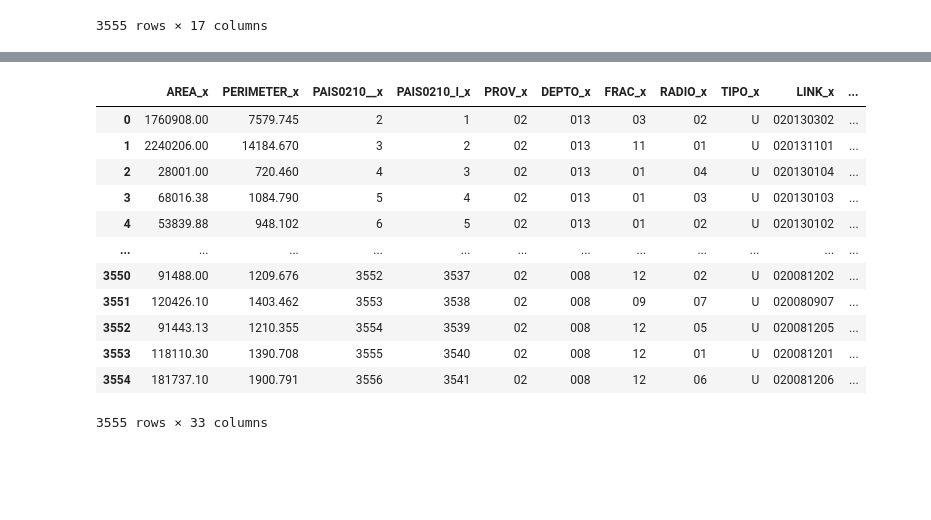
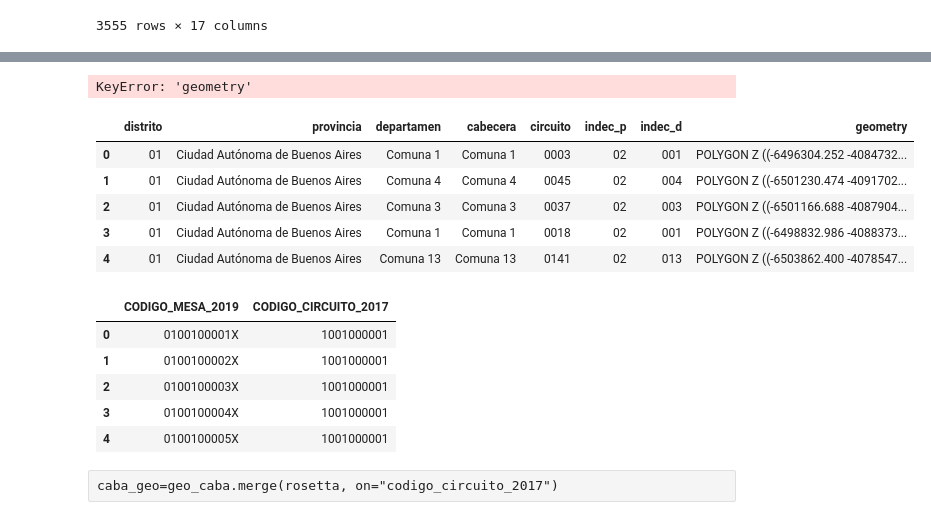
Before and after one commit to vickyfregonese/Trabajo-n2, a Jupyter notebook: TP2 FINAL B.ipynb, the cells around one changed output, grey strips where cells are left out. Saved outputs shown, nothing was run; the diff lists cells and outputs as text; code cells hidden in the pictures; blank space fills up the shorter version.

```diff
--- a/TP2 FINAL B.ipynb
+++ b/TP2 FINAL B.ipynb
@@ -583,19 +277,25 @@ geo_caba
 # %%
-merged_left = pd.merge(left=geo_censo,right=geo_caba,how='left', left_on='geometry', right_on='geometry')
+merged_left = pd.merge(left=geo_censo,right=rosetta,how='left', left_on='geometry', right_on='geometry')
 merged_left
 # %% [output]
-|  | AREA_x | PERIMETER_x | PAIS0210__x | PAIS0210_I_x | PROV_x | DEPTO_x | FRAC_x | RADIO_x | TIPO_x | LINK_x | ... |
-| 0 | 1760908.00 | 7579.745 | 2 | 1 | 02 | 013 | 03 | 02 | U | 020130302 | ... |
-| 1 | 2240206.00 | 14184.670 | 3 | 2 | 02 | 013 | 11 | 01 | U | 020131101 | ... |
-| 2 | 28001.00 | 720.460 | 4 | 3 | 02 | 013 | 01 | 04 | U | 020130104 | ... |
-| 3 | 68016.38 | 1084.790 | 5 | 4 | 02 | 013 | 01 | 03 | U | 020130103 | ... |
-| 4 | 53839.88 | 948.102 | 6 | 5 | 02 | 013 | 01 | 02 | U | 020130102 | ... |
-| ... | ... | ... | ... | ... | ... | ... | ... | ... | ... | ... | ... |
-| 3550 | 91488.00 | 1209.676 | 3552 | 3537 | 02 | 008 | 12 | 02 | U | 020081202 | ... |
-| 3551 | 120426.10 | 1403.462 | 3553 | 3538 | 02 | 008 | 09 | 07 | U | 020080907 | ... |
-| 3552 | 91443.13 | 1210.355 | 3554 | 3539 | 02 | 008 | 12 | 05 | U | 020081205 | ... |
-| 3553 | 118110.30 | 1390.708 | 3555 | 3540 | 02 | 008 | 12 | 01 | U | 020081201 | ... |
-| 3554 | 181737.10 | 1900.791 | 3556 | 3541 | 02 | 008 | 12 | 06 | U | 020081206 | ... |
-3555 rows × 33 columns
+KeyError: 'geometry'
 # %%
-gpd.sjoin(geo_caba, gpd_DF_1, how="XXX", op='YYY')
+geo_caba.head()
+# %% [output]
+|  | distrito | provincia | departamen | cabecera | circuito | indec_p | indec_d | geometry |
+| 0 | 01 | Ciudad Autónoma de Buenos Aires | Comuna 1 | Comuna 1 | 0003 | 02 | 001 | POLYGON Z ((-6496304.252 -4084732... |
+| 1 | 01 | Ciudad Autónoma de Buenos Aires | Comuna 4 | Comuna 4 | 0045 | 02 | 004 | POLYGON Z ((-6501230.474 -4091702... |
+| 2 | 01 | Ciudad Autónoma de Buenos Aires | Comuna 3 | Comuna 3 | 0037 | 02 | 003 | POLYGON Z ((-6501166.688 -4087904... |
+| 3 | 01 | Ciudad Autónoma de Buenos Aires | Comuna 1 | Comuna 1 | 0018 | 02 | 001 | POLYGON Z ((-6498832.986 -4088373... |
+| 4 | 01 | Ciudad Autónoma de Buenos Aires | Comuna 13 | Comuna 13 | 0141 | 02 | 013 | POLYGON Z ((-6503862.400 -4078547... |
+# %%
+rosetta.head()
+# %% [output]
+|  | CODIGO_MESA_2019 | CODIGO_CIRCUITO_2017 |
+| 0 | 0100100001X | 1001000001 |
+| 1 | 0100100002X | 1001000001 |
+| 2 | 0100100003X | 1001000001 |
+| 3 | 0100100004X | 1001000001 |
+| 4 | 0100100005X | 1001000001 |
+# %% [raw]
+caba_geo=geo_caba.merge(rosetta, on="codigo_circuito_2017")
```
Also changed, not shown: parts of 32 cells of this notebook.
